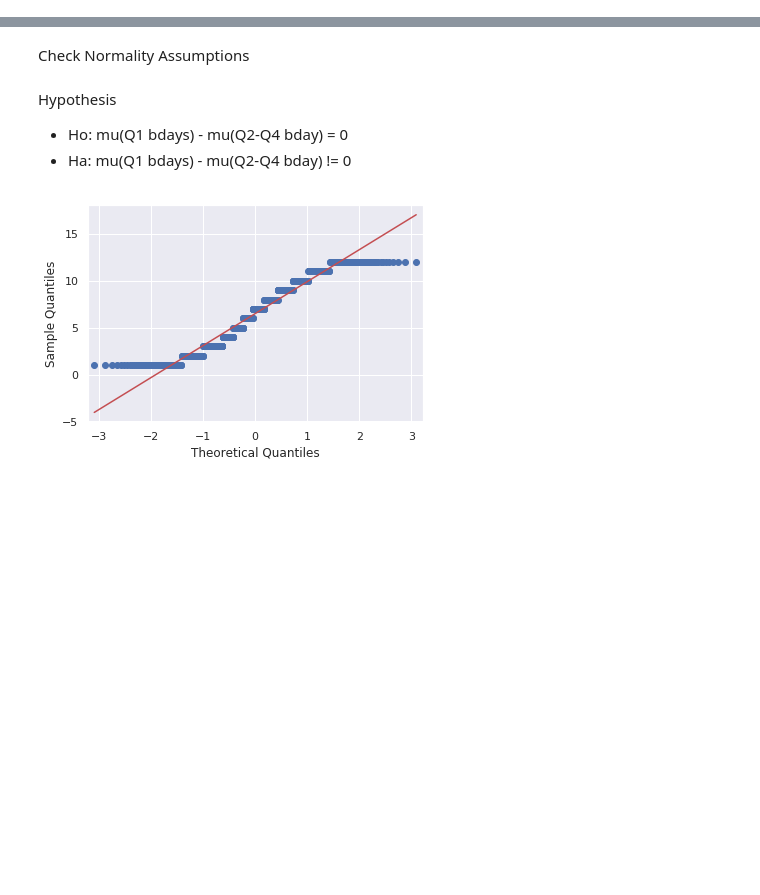
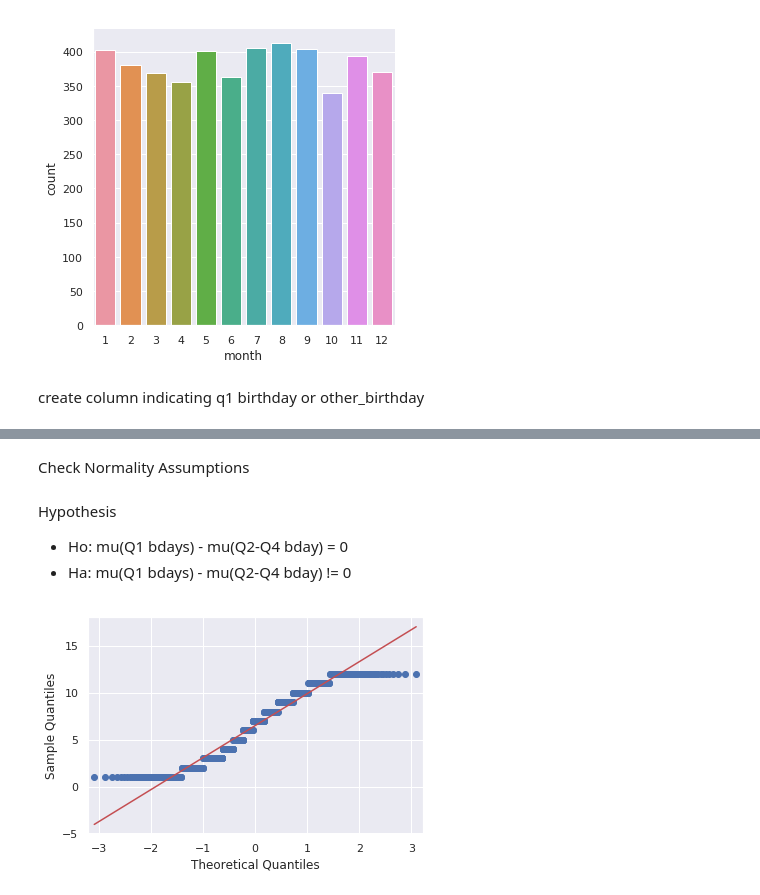
Before and after one commit to naivelogic/NFL-smarter-football, a Jupyter notebook: In Development/NFL Birthday Permutation Test.ipynb, the cells around one changed output, grey strips where cells are left out. Saved outputs shown, nothing was run; the diff lists cells and outputs as text; code cells hidden in the pictures; blank space fills up the shorter version.

```diff
--- a/In Development/NFL Birthday Permutation Test.ipynb
+++ b/In Development/NFL Birthday Permutation Test.ipynb
@@ -22,0 +92,6 @@ bday.head()
+# %%
+sns.catplot(x="month", kind="count", data=bday[bday.games > 7]);
+# %% [output]
+[figure, added]
+# %% [markdown]
+create column indicating q1 birthday or other_birthday
```
Also changed, not shown: parts of 16 cells of this notebook.
